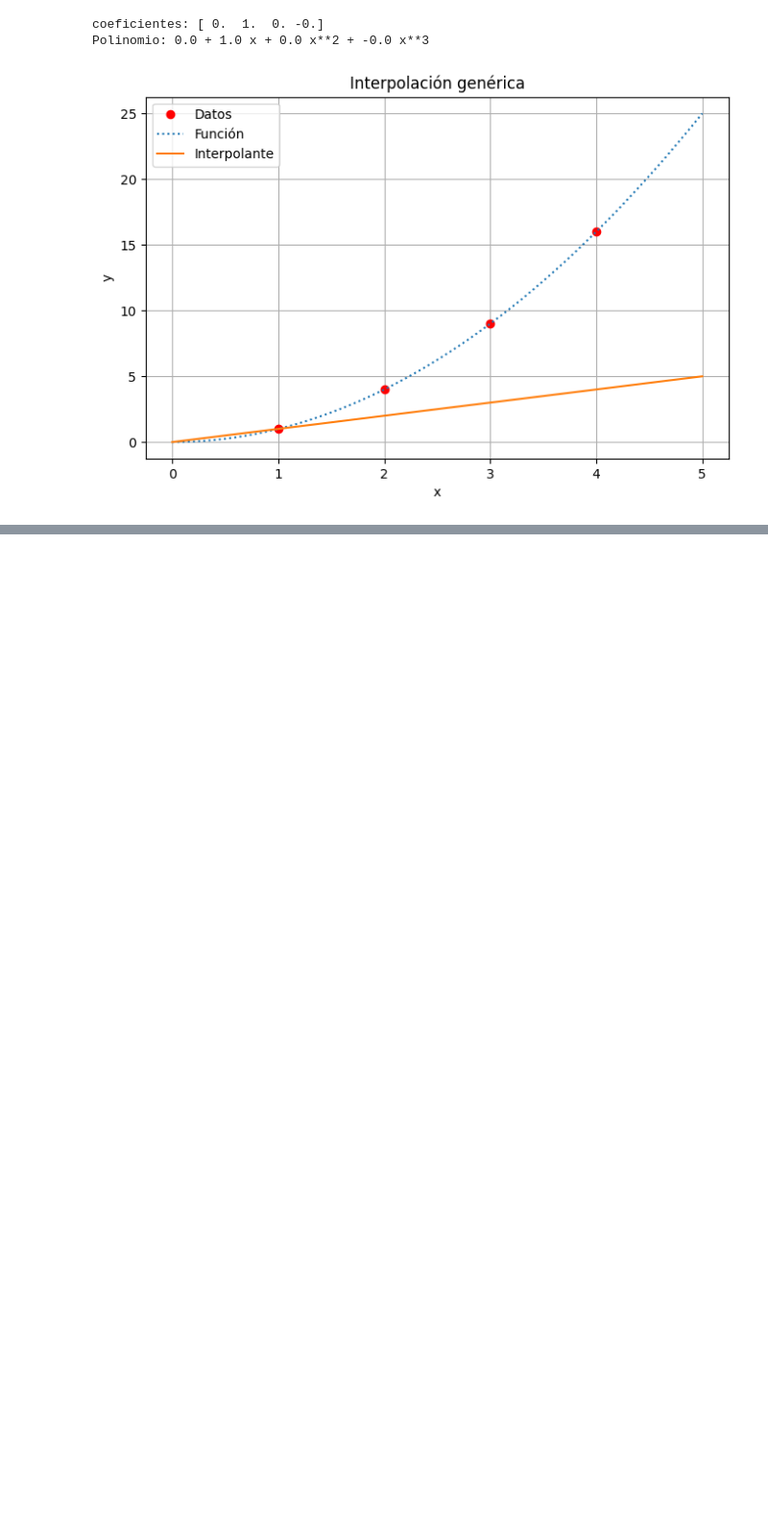
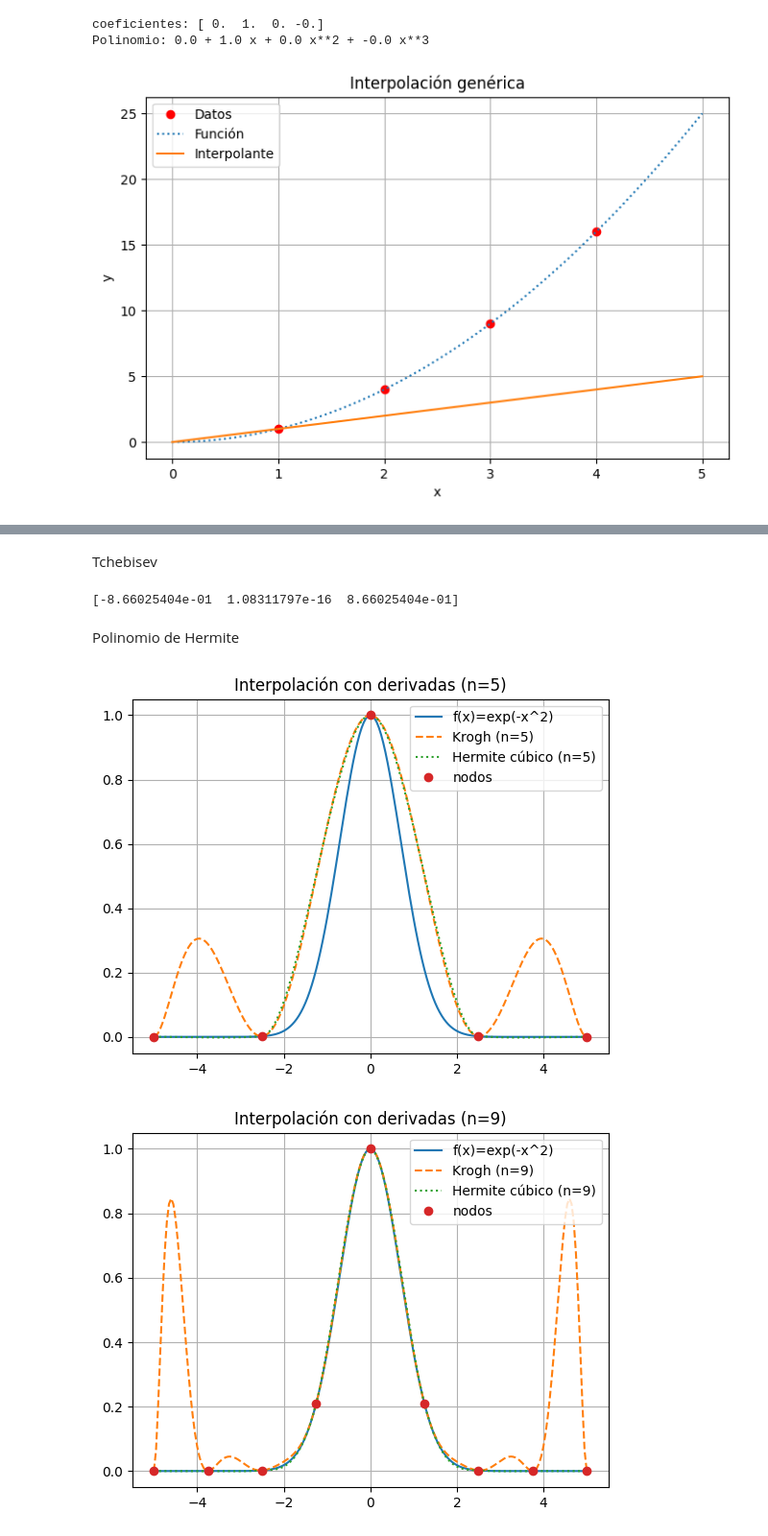
Before and after one commit to miguelinente/MNAF_MiguelEnterria, a Jupyter notebook: practicas/PracticaInterpolacion.ipynb, the cells around one changed output, grey strips where cells are left out. Shown at 96% size. Drawn from its saved outputs; the diff is of its cells as text; code cells hidden in the pictures; blank space fills up the shorter version.

Commit message:
Funciones finalizadas

```diff
--- a/practicas/PracticaInterpolacion.ipynb
+++ b/practicas/PracticaInterpolacion.ipynb
@@ -160,0 +314,56 @@ plt.show()
+# %% [markdown]
+Tchebisev
+# %%
+pol = P.Chebyshev.basis(3)
+print(pol.roots())
+# %% [output]
+[-8.66025404e-01  1.08311797e-16  8.66025404e-01]
+# %% [markdown]
+Polinomio de Hermite
+# %%
+# --- Definición simbólica y funciones numéricas ---
+x = sp.symbols('x', real=True)
+fs  = sp.exp(-x**2)
+dfs = sp.diff(fs, x)
+
+xa, xb = -5.0, 5.0
+Npts = [5, 9]
+
+fn  = sp.lambdify(x, fs,  'numpy')   # f(x)
+dfn = sp.lambdify(x, dfs, 'numpy')   # f'(x)
+
+X = np.linspace(xa, xb, 201)
+Y = fn(X)
+
+# --- Interpolación Krogh (con derivadas) y Hermite cúbico ---
+for j, npts in enumerate(Npts):
+    # nodos equiespaciados
+    ptos = np.linspace(xa, xb, npts)
+
+    # valores de f y f' en los nodos
+    fx  = fn(ptos)
+    dfx = dfn(ptos)
+
+    # --- Krogh ---
+    # xk: [x0, x0, x1, x1, ...]; yk: [f(x0), f'(x0), f(x1), f'(x1), ...]
+    xk = np.vstack([ptos, ptos]).T.flatten()
+    yk = np.vstack([fx,   dfx ]).T.flatten()
+    pol_krogh = scip.KroghInterpolator(xk, yk)
+
+    # --- Hermite cúbico ---
+    # requiere x estrictamente creciente, y y dydx del mismo tamaño
+    pol_hermite = scip.CubicHermiteSpline(ptos, fx, dfx)
+
+    # --- Gráfica opcional para comparar ---
+    plt.figure()
+    plt.plot(X, Y, label='f(x)=exp(-x^2)')
+    plt.plot(X, pol_krogh(X), '--', label=f'Krogh (n={npts})')
+    plt.plot(X, pol_hermite(X), ':', label=f'Hermite cúbico (n={npts})')
+    plt.plot(ptos, fx, 'o', label='nodos')
+    plt.title(f'Interpolación con derivadas (n={npts})')
+    plt.grid(True)
+    plt.legend()
+    plt.show()
+# %% [output]
+[figure, added]
+[figure, added]
```
Also changed, not shown: parts of 15 cells of this notebook, 6 other files.
